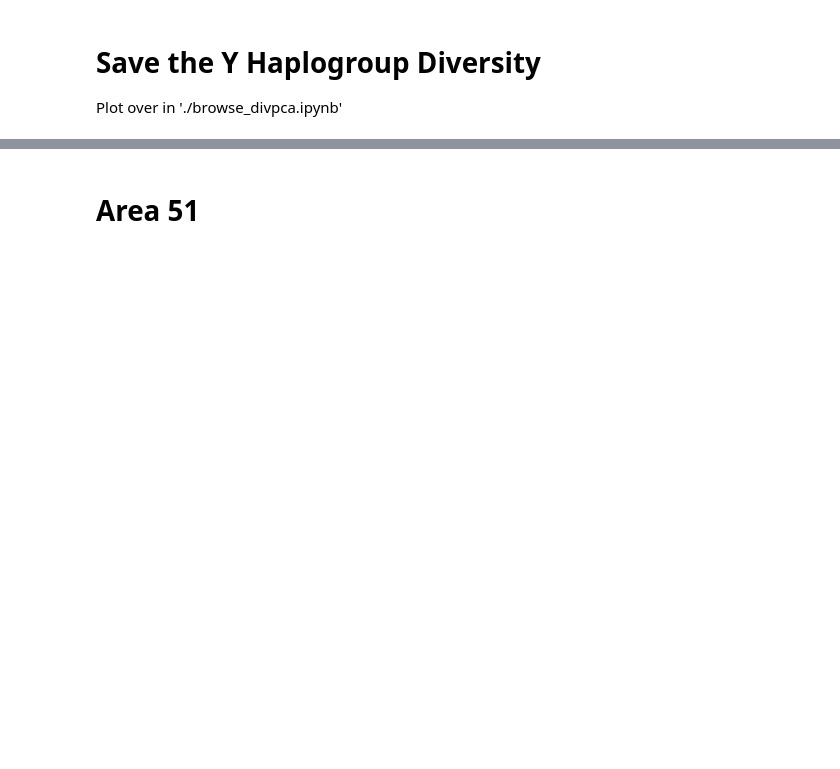
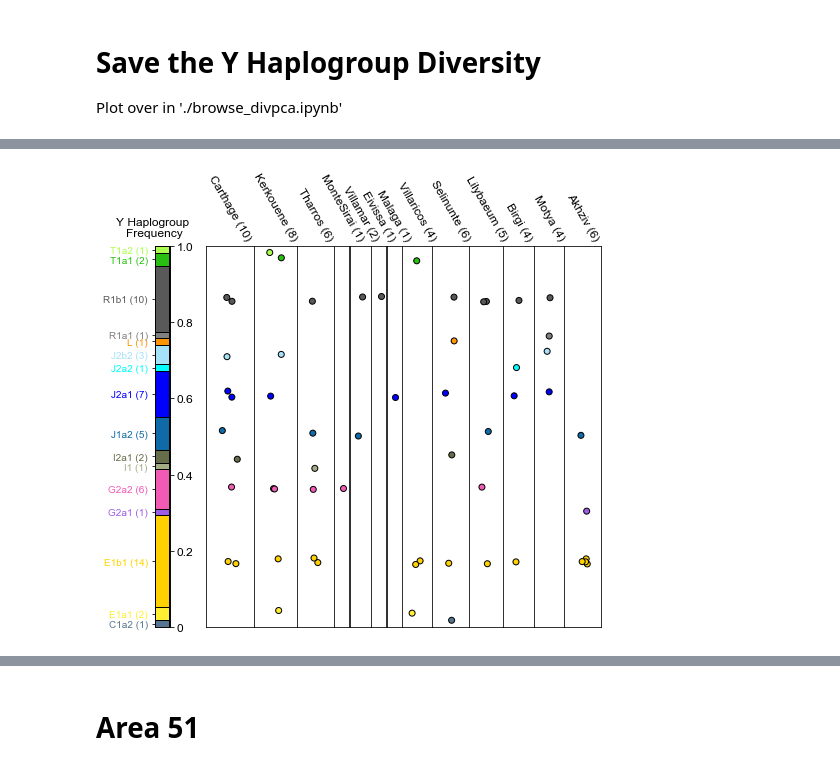
Before and after one commit to hringbauer/punic_aDNA, a Jupyter notebook: notebooks/figs/plot_y_div.ipynb, the cells around one changed output, grey strips where cells are left out. Drawn from its saved outputs; the diff is of its cells as text; code cells hidden in the pictures; blank space fills up the shorter version.

```diff
--- a/notebooks/figs/plot_y_div.ipynb
+++ b/notebooks/figs/plot_y_div.ipynb
@@ -364,0 +424,41 @@ df_punsic[df_punic["Y_haplo"]=="I"]
+# %%
+figsize = (8,7)
+lfs = 12 # Label Fontsize
+fst = 12 # Fontsize Axis label
+ec = "k"
+
+sites = ["Carthage", "Kerkouene",  "Tharros", "MonteSirai",
+         "Villamar", "Eivissa", "Malaga", "Villaricos", "Selinunte",
+         "Lilybaeum", "Birgi", "Motya", "Akhziv"]
+w= df_pt["location"].value_counts()[sites].values
+
+####################
+### Do the actual figure
+
+fig = plt.figure(figsize=figsize)
+gs = gridspec.GridSpec(1, 2, width_ratios=[0.3, 8], wspace=0.18)
+
+# Do the left bar
+ax = plt.subplot(gs[0])
+plot_label_bar(ax, counts)
+
+# Plot IIDs per Site
+gs1 = gridspec.GridSpecFromSubplotSpec(1, len(sites), width_ratios=np.sqrt(w),
+                                       subplot_spec = gs[1], wspace=0.01) # width_ratios=[1,1,10]
+ylim=[0,np.sum(counts["Y_h"])]
+
+for i, s in enumerate(sites):
+    ax = plt.subplot(gs1[i])
+    ax.set_title(f"{s} ({w[i]})", rotation=300)
+    ax.set_xticks([])
+    ax.set_yticks([])
+
+    dft = df_pt[df_pt["location"]==s]
+    ax.scatter(np.random.random(len(dft)), dft["means"]+np.random.random(len(dft))-0.5,
+               ec=ec, c = dft["c"])
+    ax.set_ylim(ylim)
+    ax.set_xlim([-1,2])
+
+plt.show()
+# %% [output]
+[figure, added]
```
Also changed, not shown: parts of 34 cells of this notebook, 1 other file.
